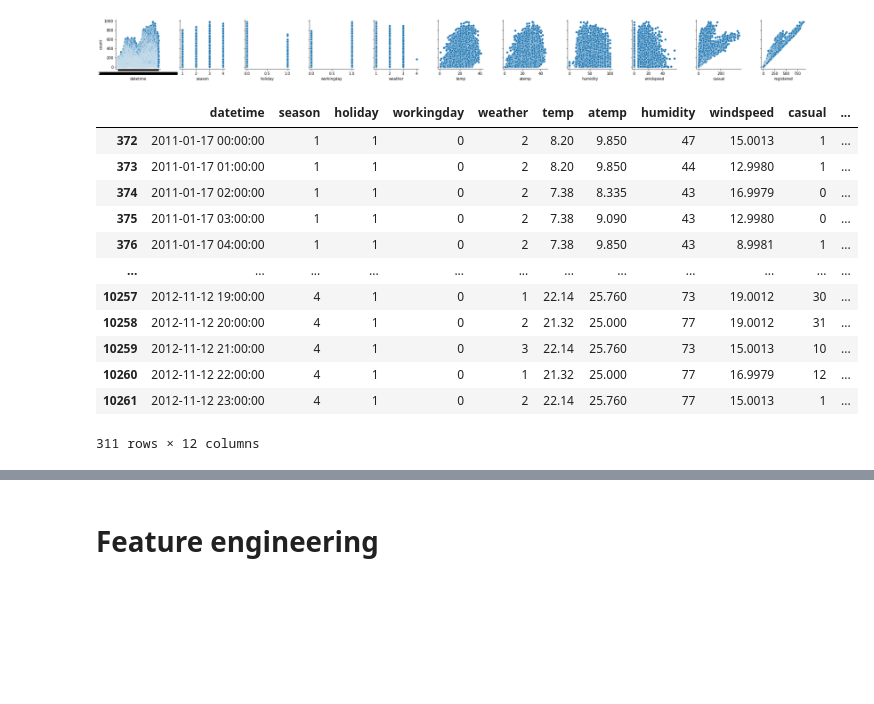
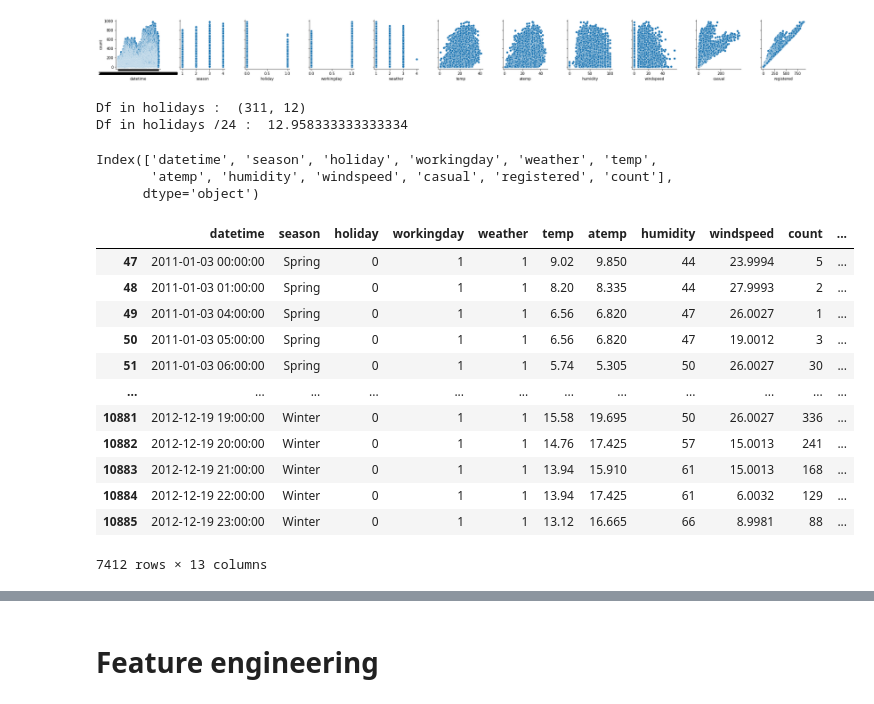
Before and after one commit to HumanBojack/Bike-usage-prediction, a Jupyter notebook: solo_work/romain/data_analysis.ipynb, the cells around one changed output, grey strips where cells are left out. Cells and saved outputs as stored; diff of their text form; code cells hidden in the pictures; blank space fills up the shorter version.

```diff
--- a/solo_work/romain/data_analysis.ipynb
+++ b/solo_work/romain/data_analysis.ipynb
@@ -87,19 +90,31 @@ sns.pairplot(data = df, x_vars=df.drop("count", axis=1).columns, y_vars="count")
 # %% [output]
 <seaborn.axisgrid.PairGrid at 0x...>
 [figure]
+# %%
+print("Df in holidays : ", df[df["holiday"] == 1].shape)
+print("Df in holidays /24 : ", df[df["holiday"] == 1].shape[0] / 24)
+# %% [output]
+Df in holidays :  (311, 12)
+Df in holidays /24 :  12.958333333333334
+# %%
+df.columns
+# %% [output]
+Index(['datetime', 'season', 'holiday', 'workingday', 'weather', 'temp',
+       'atemp', 'humidity', 'windspeed', 'casual', 'registered', 'count'],
+      dtype='object')
 # %%
-df[df["holiday"] == 1]
+df[df["workingday"] == 1]
 # %% [output]
-|  | datetime | season | holiday | workingday | weather | temp | atemp | humidity | windspeed | casual | ... |
-| 372 | 2011-01-17 00:00:00 | 1 | 1 | 0 | 2 | 8.20 | 9.850 | 47 | 15.0013 | 1 | ... |
-| 373 | 2011-01-17 01:00:00 | 1 | 1 | 0 | 2 | 8.20 | 9.850 | 44 | 12.9980 | 1 | ... |
-| 374 | 2011-01-17 02:00:00 | 1 | 1 | 0 | 2 | 7.38 | 8.335 | 43 | 16.9979 | 0 | ... |
-| 375 | 2011-01-17 03:00:00 | 1 | 1 | 0 | 2 | 7.38 | 9.090 | 43 | 12.9980 | 0 | ... |
-| 376 | 2011-01-17 04:00:00 | 1 | 1 | 0 | 2 | 7.38 | 9.850 | 43 | 8.9981 | 1 | ... |
+|  | datetime | season | holiday | workingday | weather | temp | atemp | humidity | windspeed | count | ... |
+| 47 | 2011-01-03 00:00:00 | Spring | 0 | 1 | 1 | 9.02 | 9.850 | 44 | 23.9994 | 5 | ... |
+| 48 | 2011-01-03 01:00:00 | Spring | 0 | 1 | 1 | 8.20 | 8.335 | 44 | 27.9993 | 2 | ... |
+| 49 | 2011-01-03 04:00:00 | Spring | 0 | 1 | 1 | 6.56 | 6.820 | 47 | 26.0027 | 1 | ... |
+| 50 | 2011-01-03 05:00:00 | Spring | 0 | 1 | 1 | 6.56 | 6.820 | 47 | 19.0012 | 3 | ... |
+| 51 | 2011-01-03 06:00:00 | Spring | 0 | 1 | 1 | 5.74 | 5.305 | 50 | 26.0027 | 30 | ... |
 | ... | ... | ... | ... | ... | ... | ... | ... | ... | ... | ... | ... |
-| 10257 | 2012-11-12 19:00:00 | 4 | 1 | 0 | 1 | 22.14 | 25.760 | 73 | 19.0012 | 30 | ... |
-| 10258 | 2012-11-12 20:00:00 | 4 | 1 | 0 | 2 | 21.32 | 25.000 | 77 | 19.0012 | 31 | ... |
-| 10259 | 2012-11-12 21:00:00 | 4 | 1 | 0 | 3 | 22.14 | 25.760 | 73 | 15.0013 | 10 | ... |
-| 10260 | 2012-11-12 22:00:00 | 4 | 1 | 0 | 1 | 21.32 | 25.000 | 77 | 16.9979 | 12 | ... |
-| 10261 | 2012-11-12 23:00:00 | 4 | 1 | 0 | 2 | 22.14 | 25.760 | 77 | 15.0013 | 1 | ... |
+| 10881 | 2012-12-19 19:00:00 | Winter | 0 | 1 | 1 | 15.58 | 19.695 | 50 | 26.0027 | 336 | ... |
+| 10882 | 2012-12-19 20:00:00 | Winter | 0 | 1 | 1 | 14.76 | 17.425 | 57 | 15.0013 | 241 | ... |
+| 10883 | 2012-12-19 21:00:00 | Winter | 0 | 1 | 1 | 13.94 | 15.910 | 61 | 15.0013 | 168 | ... |
+| 10884 | 2012-12-19 22:00:00 | Winter | 0 | 1 | 1 | 13.94 | 17.425 | 61 | 6.0032 | 129 | ... |
+| 10885 | 2012-12-19 23:00:00 | Winter | 0 | 1 | 1 | 13.12 | 16.665 | 66 | 8.9981 | 88 | ... |
-311 rows × 12 columns
+7412 rows × 13 columns
```
Also changed, not shown: parts of 18 cells of this notebook, 1 other file.
